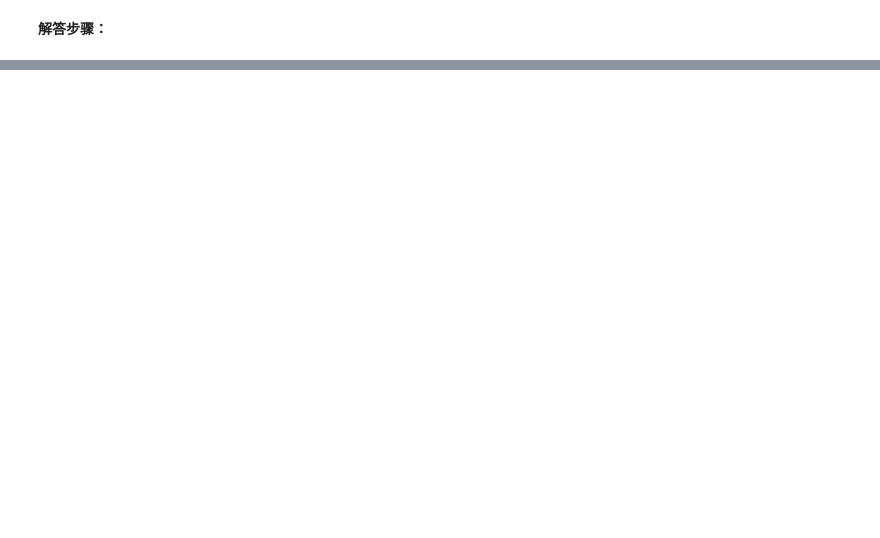
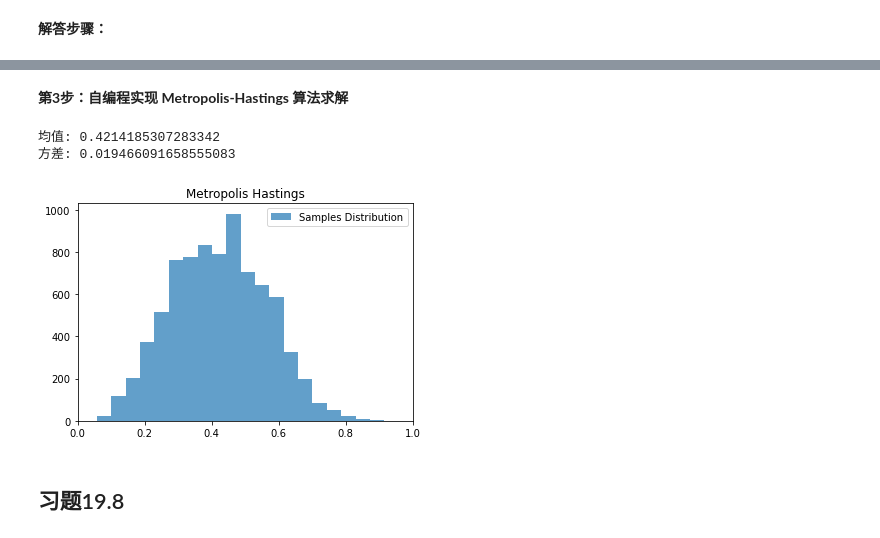
Before and after one commit to datawhalechina/statistical-learning-method-solutions-manual, a Jupyter notebook: notebook/part02/ch19.ipynb, the cells around one changed output, grey strips where cells are left out. Saved outputs shown, nothing was run; the diff lists cells and outputs as text; code cells hidden in the pictures; blank space fills up the shorter version.

```diff
--- a/notebook/part02/ch19.ipynb
+++ b/notebook/part02/ch19.ipynb
@@ -105,0 +483,2 @@ $$
+# %% [markdown]
+**第3步：自编程实现 Metropolis-Hastings 算法求解**
@@ -105,0 +589,39 @@ $$
+# %%
+class AcceptedDistribution:
+    """
+    接受分布
+    """
+
+    @staticmethod
+    def prob(x):
+        """
+        P(X = x) 的概率
+        """
+        # Bin(4, 10)
+        return binom.pmf(4, 10, x)
+# %%
+# 收敛步数
+m = 1000
+# 迭代步数
+n = 10000
+
+# 建议分布
+proposal_dist = ProposalDistribution()
+# 接受分布
+accepted_dist = AcceptedDistribution()
+
+metropolis_hastings = MetropolisHastings(proposal_dist, accepted_dist, m, n)
+
+# 使用 Metropolis-Hastings 算法进行求解
+samples, dist_mean, dist_var = metropolis_hastings.solve()
+print("均值:", dist_mean)
+print("方差:", dist_var)
+
+# 对结果进行可视化
+metropolis_hastings.visualize(samples, bins=20)
+# %% [output]
+均值: 0.4214185307283342
+方差: 0.019466091658555083
+[figure, added]
+# %% [markdown]
+## 习题19.8
```
Also changed, not shown: parts of 115 cells of this notebook, 3 other files.
